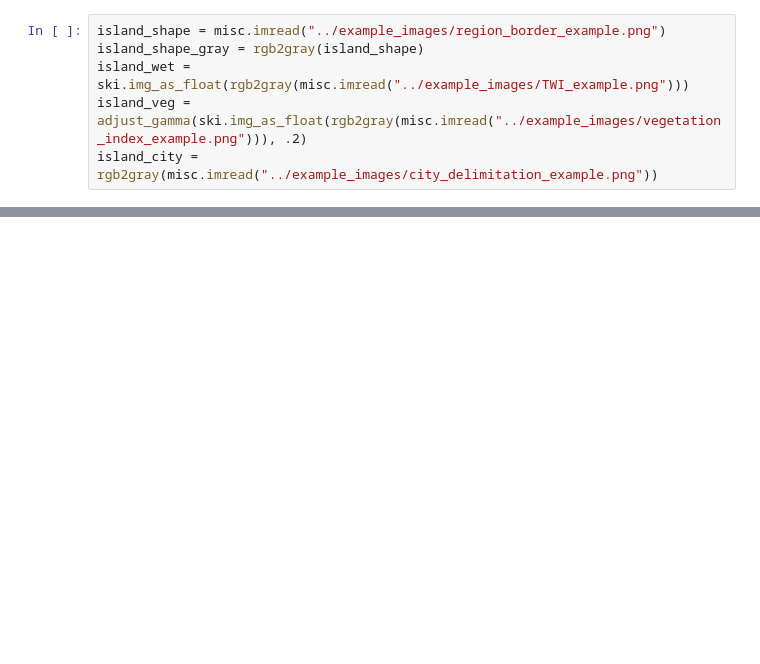
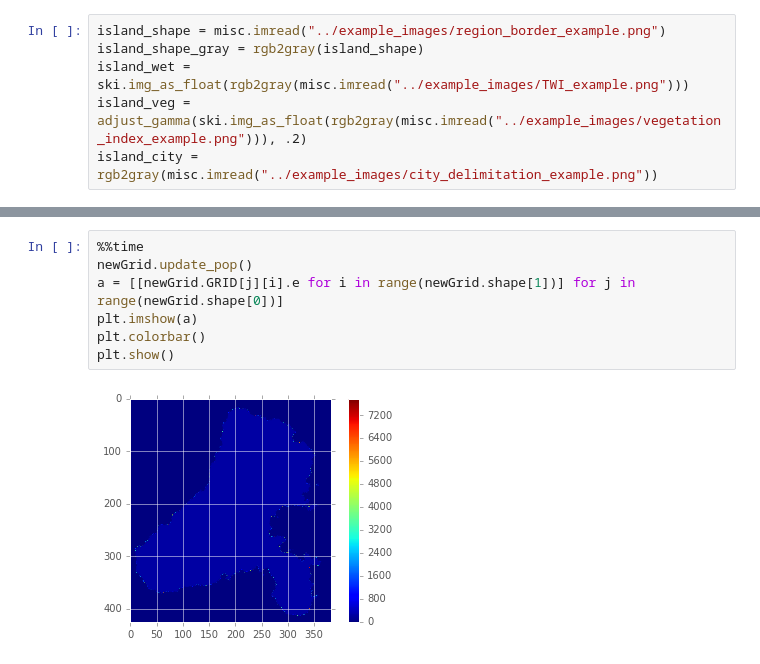
Before and after one commit to sanchestm/gm-mosquito-sim, a Jupyter notebook: testing other features/Testing paper model.ipynb, the cells around one changed output, grey strips where cells are left out. Drawn from its saved outputs; the diff is of its cells as text; blank space fills up the shorter version.

```diff
--- a/testing other features/Testing paper model.ipynb
+++ b/testing other features/Testing paper model.ipynb
@@ -148,0 +164,9 @@ print(newGrid.n_adultgrid)
+# %%
+%%time
+newGrid.update_pop()
+a = [[newGrid.GRID[j][i].e for i in range(newGrid.shape[1])] for j in range(newGrid.shape[0])]
+plt.imshow(a)
+plt.colorbar()
+plt.show()
+# %% [output]
+[figure, added]
```
Also changed, not shown: parts of 12 cells of this notebook, 2 other files.
